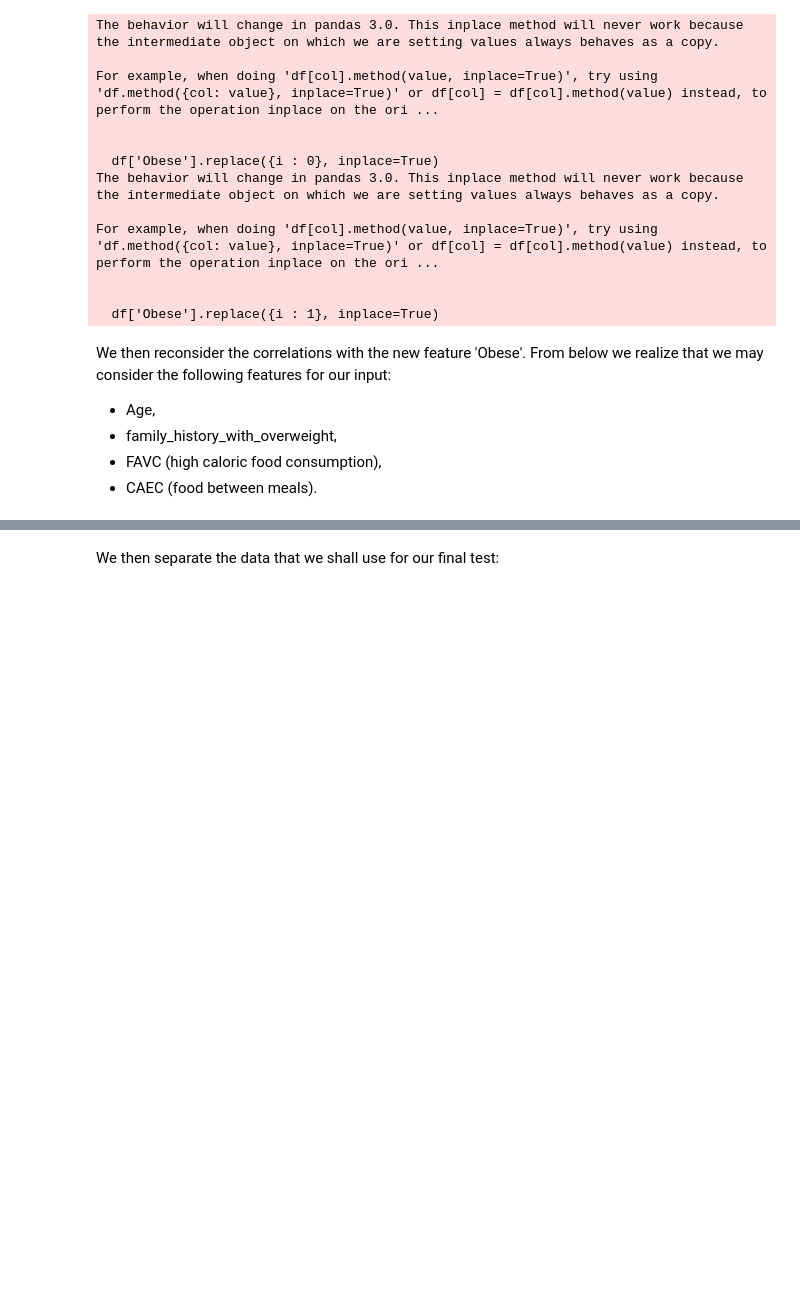
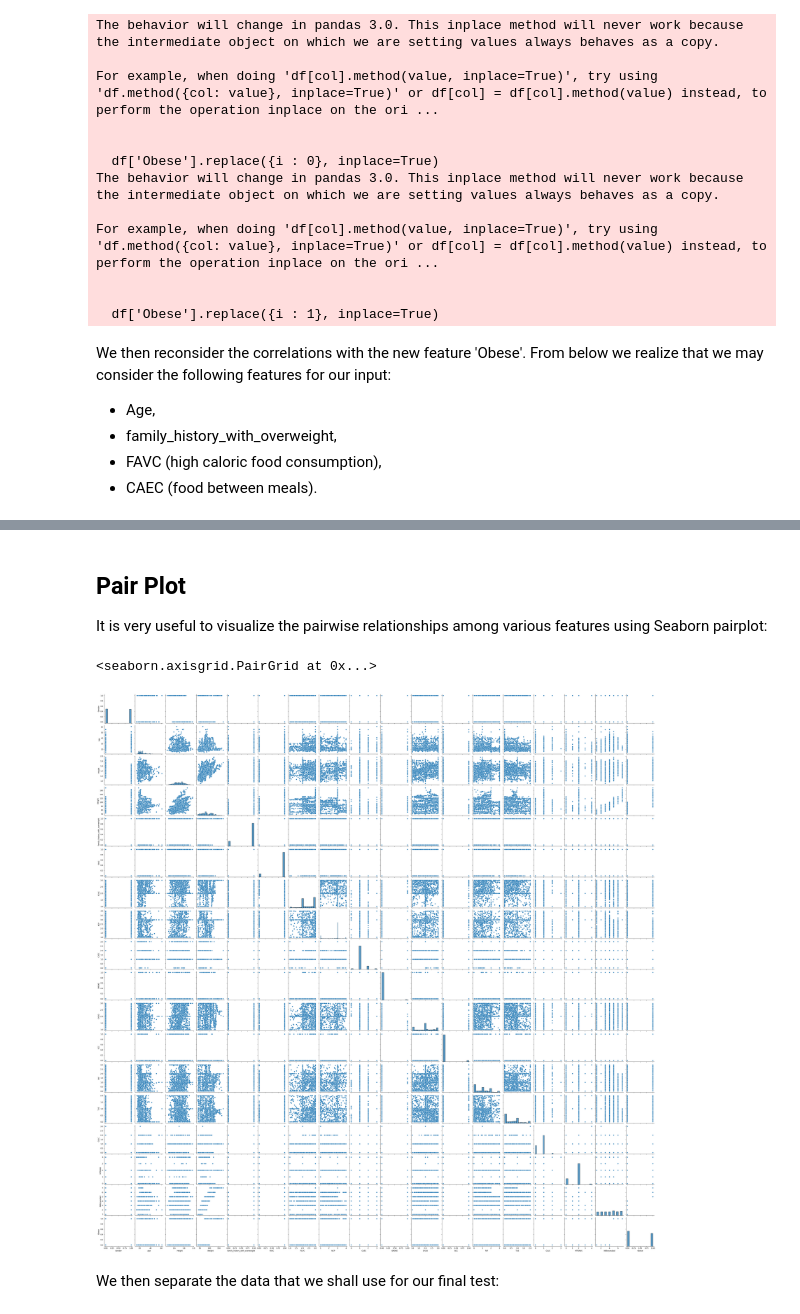
Before and after one commit to gycheong/machine_learning, a Jupyter notebook: ML practice/2 Obesity Prediction (SVM).ipynb, the cells around one changed output, grey strips where cells are left out. Cells and saved outputs as stored; diff of their text form; code cells hidden in the pictures; blank space fills up the shorter version.

```diff
--- a/ML practice/2 Obesity Prediction (SVM).ipynb
+++ b/ML practice/2 Obesity Prediction (SVM).ipynb
@@ -269,6 +289,15 @@ df.corr()
 | MTRANS | 0.110158 | -0.568687 | -0.054537 | -0.021611 | -0.110092 | -0.117427 | 0.058673 | -0.044714 | 0.064635 | -0.007986 | ... |
 | NObeyesdad | 0.031464 | 0.282913 | 0.133565 | 0.913251 | 0.505148 | 0.247793 | 0.227759 | 0.026690 | -0.329350 | 0.003442 | ... |
 | Obese | 0.001436 | 0.217473 | 0.137413 | 0.793652 | 0.416607 | 0.278355 | 0.174848 | 0.037004 | -0.232819 | 0.011578 | ... |
+# %% [markdown]
+## Pair Plot
+
+It is very useful to visualize the pairwise relationships among various features using Seaborn pairplot:
+# %%
+sns.pairplot(df)
+# %% [output]
+<seaborn.axisgrid.PairGrid at 0x...>
+[figure, added]
 # %% [markdown]
 We then separate the data that we shall use for our final test:
 # %%
```
Also changed, not shown: parts of 18 cells of this notebook.
